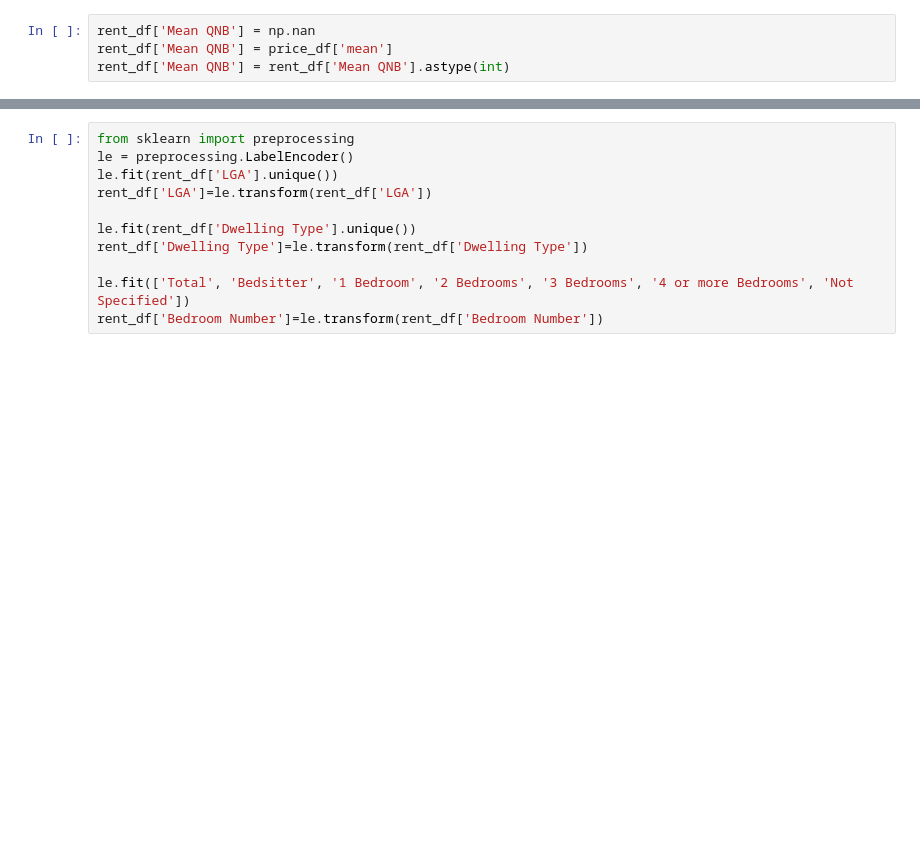
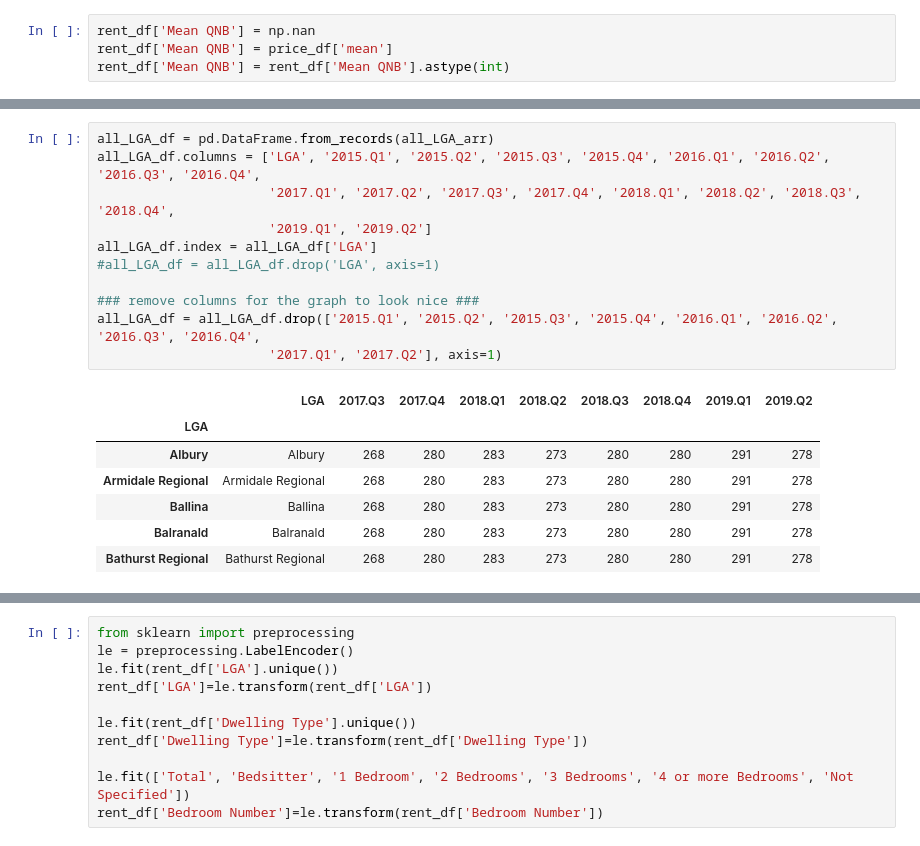
Before and after one commit to alyssa-raphaella/ITEC657_Project_GroupB, a Jupyter notebook: Rent_Data_ntbk.ipynb, the cells around one changed output, grey strips where cells are left out. Saved outputs shown, nothing was run; the diff lists cells and outputs as text; blank space fills up the shorter version.

```diff
--- a/Rent_Data_ntbk.ipynb
+++ b/Rent_Data_ntbk.ipynb
@@ -115,0 +227,19 @@ top_LGA_df
+# %%
+all_LGA_df = pd.DataFrame.from_records(all_LGA_arr)
+all_LGA_df.columns = ['LGA', '2015.Q1', '2015.Q2', '2015.Q3', '2015.Q4', '2016.Q1', '2016.Q2', '2016.Q3', '2016.Q4',
+                      '2017.Q1', '2017.Q2', '2017.Q3', '2017.Q4', '2018.Q1', '2018.Q2', '2018.Q3', '2018.Q4',
+                      '2019.Q1', '2019.Q2']
+all_LGA_df.index = all_LGA_df['LGA']
+#all_LGA_df = all_LGA_df.drop('LGA', axis=1)
+
+### remove columns for the graph to look nice ###
+all_LGA_df = all_LGA_df.drop(['2015.Q1', '2015.Q2', '2015.Q3', '2015.Q4', '2016.Q1', '2016.Q2', '2016.Q3', '2016.Q4',
+                      '2017.Q1', '2017.Q2'], axis=1)
+# %% [output]
+|  | LGA | 2017.Q3 | 2017.Q4 | 2018.Q1 | 2018.Q2 | 2018.Q3 | 2018.Q4 | 2019.Q1 | 2019.Q2 |
+| LGA |  |  |  |  |  |  |  |  |  |
+| Albury | Albury | 268 | 280 | 283 | 273 | 280 | 280 | 291 | 278 |
+| Armidale Regional | Armidale Regional | 268 | 280 | 283 | 273 | 280 | 280 | 291 | 278 |
+| Ballina | Ballina | 268 | 280 | 283 | 273 | 280 | 280 | 291 | 278 |
+| Balranald | Balranald | 268 | 280 | 283 | 273 | 280 | 280 | 291 | 278 |
+| Bathurst Regional | Bathurst Regional | 268 | 280 | 283 | 273 | 280 | 280 | 291 | 278 |
```
Also changed, not shown: parts of 23 cells of this notebook.
